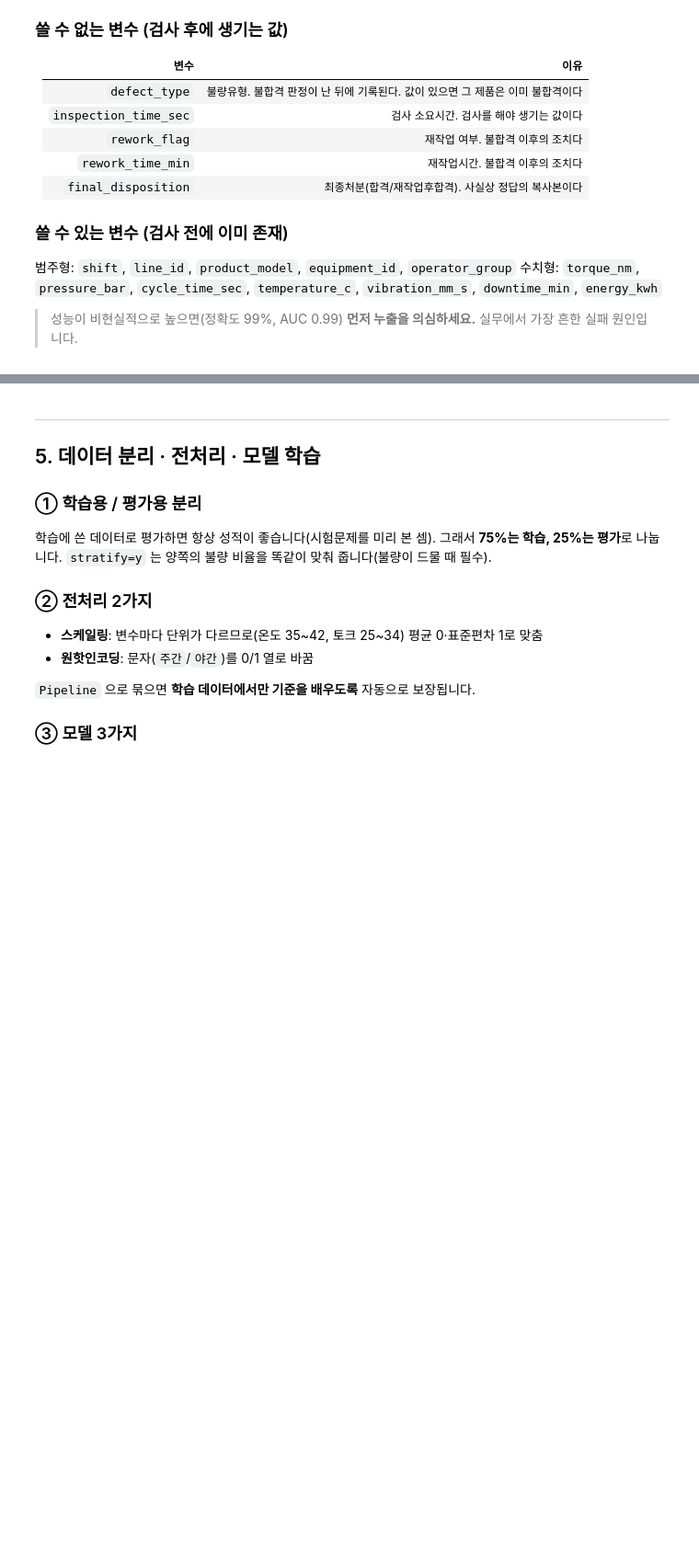
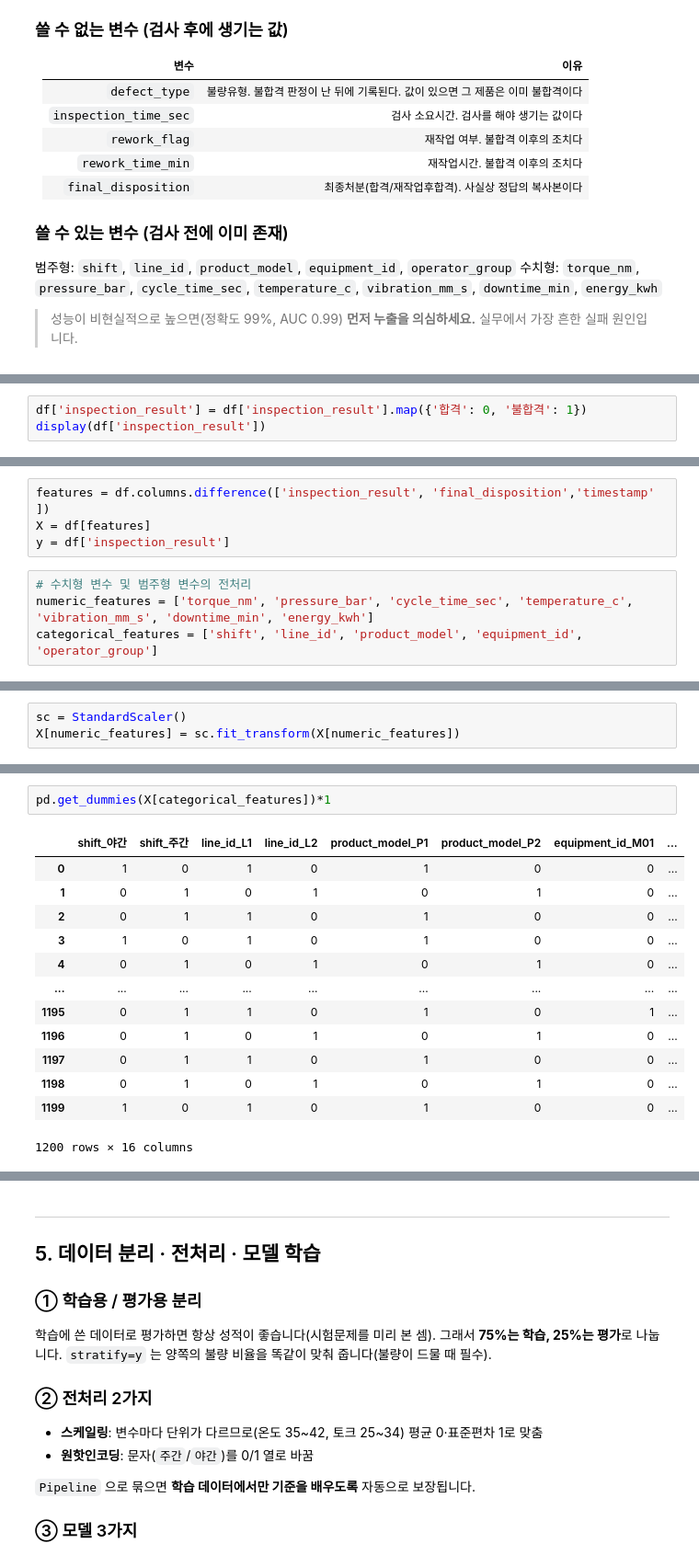
Before and after one commit to StillWork/capstone2610, a Jupyter notebook: N01-2_전처리_머신러닝_성능평가.ipynb, the cells around one changed output, grey strips where cells are left out. Shown at 92% size. Drawn from its saved outputs; the diff is of its cells as text; blank space fills up the shorter version.

```diff
--- a/N01-2_전처리_머신러닝_성능평가.ipynb
+++ b/N01-2_전처리_머신러닝_성능평가.ipynb
@@ -214,0 +258,3 @@ print(df.isna().sum()[lambda s: s > 0].to_string())
+# %%
+df['inspection_result'] = df['inspection_result'].map({'합격': 0, '불합격': 1})
+display(df['inspection_result'])
@@ -214,0 +293,8 @@ print(df.isna().sum()[lambda s: s > 0].to_string())
+# %%
+features = df.columns.difference(['inspection_result', 'final_disposition','timestamp' ])
+X = df[features]
+y = df['inspection_result']
+# %%
+# 수치형 변수 및 범주형 변수의 전처리
+numeric_features = ['torque_nm', 'pressure_bar', 'cycle_time_sec', 'temperature_c', 'vibration_mm_s', 'downtime_min', 'energy_kwh']
+categorical_features = ['shift', 'line_id', 'product_model', 'equipment_id', 'operator_group']
@@ -214,0 +308,3 @@ print(df.isna().sum()[lambda s: s > 0].to_string())
+# %%
+sc = StandardScaler()
+X[numeric_features] = sc.fit_transform(X[numeric_features])
@@ -214,0 +332,16 @@ print(df.isna().sum()[lambda s: s > 0].to_string())
+# %%
+pd.get_dummies(X[categorical_features])*1
+# %% [output]
+|  | shift_야간 | shift_주간 | line_id_L1 | line_id_L2 | product_model_P1 | product_model_P2 | equipment_id_M01 | ... |
+| 0 | 1 | 0 | 1 | 0 | 1 | 0 | 0 | ... |
+| 1 | 0 | 1 | 0 | 1 | 0 | 1 | 0 | ... |
+| 2 | 0 | 1 | 1 | 0 | 1 | 0 | 0 | ... |
+| 3 | 1 | 0 | 1 | 0 | 1 | 0 | 0 | ... |
+| 4 | 0 | 1 | 0 | 1 | 0 | 1 | 0 | ... |
+| ... | ... | ... | ... | ... | ... | ... | ... | ... |
+| 1195 | 0 | 1 | 1 | 0 | 1 | 0 | 1 | ... |
+| 1196 | 0 | 1 | 0 | 1 | 0 | 1 | 0 | ... |
+| 1197 | 0 | 1 | 1 | 0 | 1 | 0 | 0 | ... |
+| 1198 | 0 | 1 | 0 | 1 | 0 | 1 | 0 | ... |
+| 1199 | 1 | 0 | 1 | 0 | 1 | 0 | 0 | ... |
+1200 rows × 16 columns
```
Also changed, not shown: parts of 34 cells of this notebook.
